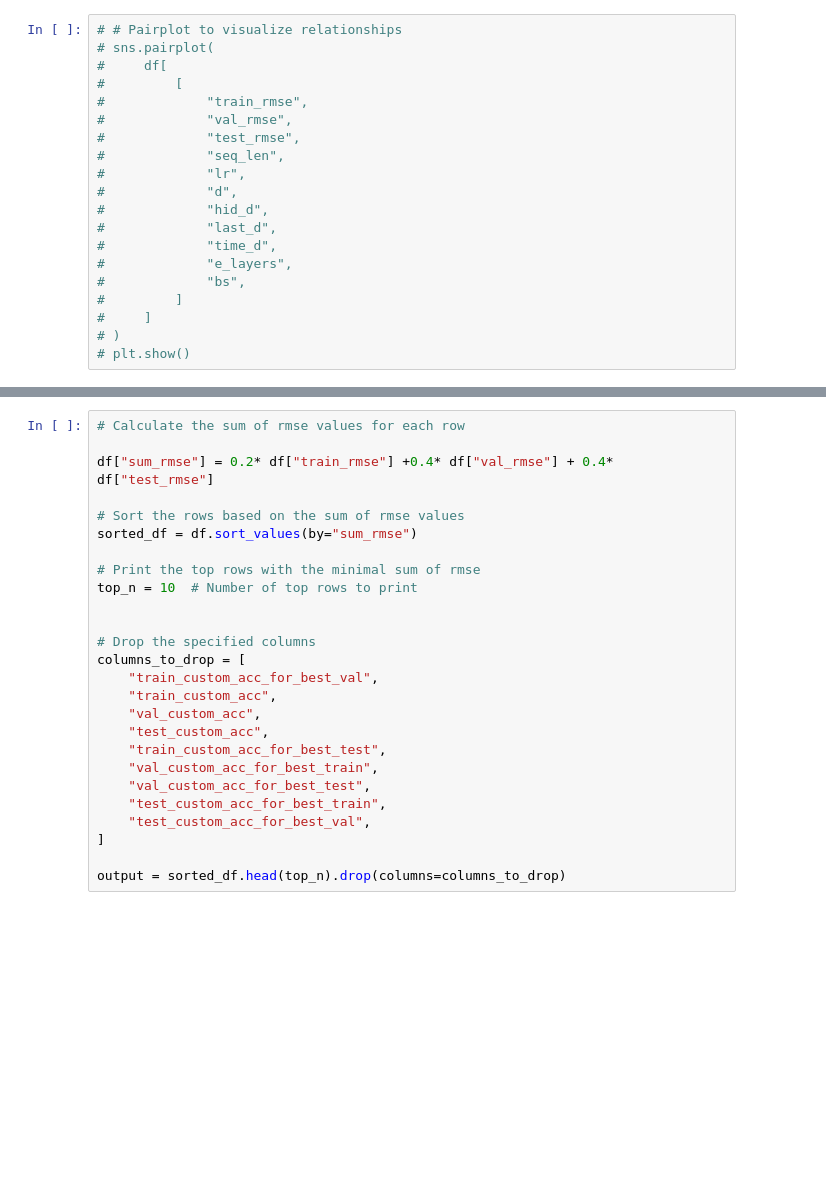
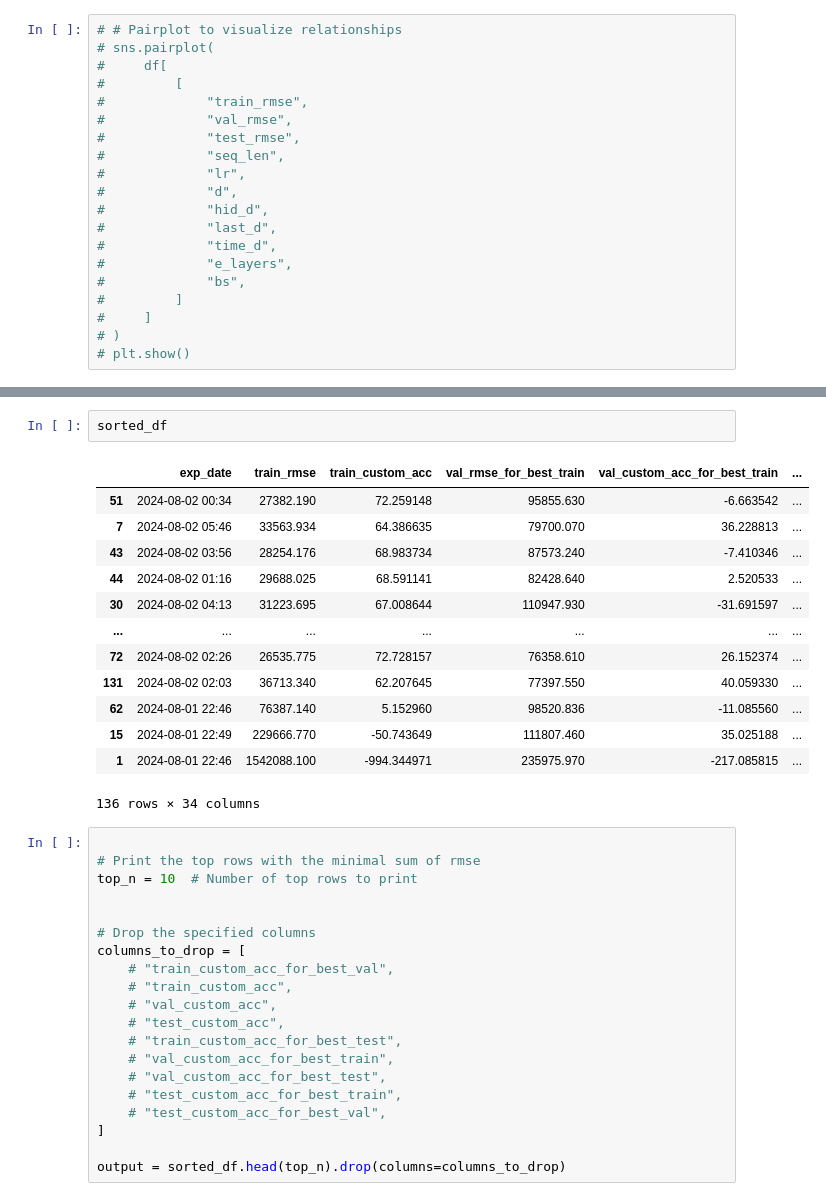
Before and after one commit to Pein2017/Wind-Power-Prediction, a Jupyter notebook: results_analysis/metrics_settings_analysis.ipynb, the cells around one changed output, grey strips where cells are left out. Cells and saved outputs as stored; diff of their text form; blank space fills up the shorter version.

```diff
--- a/results_analysis/metrics_settings_analysis.ipynb
+++ b/results_analysis/metrics_settings_analysis.ipynb
@@ -149,10 +161,20 @@ plt.show()
+# %%
+sorted_df
+# %% [output]
+|  | exp_date | train_rmse | train_custom_acc | val_rmse_for_best_train | val_custom_acc_for_best_train | ... |
+| 51 | 2024-08-02 00:34 | 27382.190 | 72.259148 | 95855.630 | -6.663542 | ... |
+| 7 | 2024-08-02 05:46 | 33563.934 | 64.386635 | 79700.070 | 36.228813 | ... |
+| 43 | 2024-08-02 03:56 | 28254.176 | 68.983734 | 87573.240 | -7.410346 | ... |
+| 44 | 2024-08-02 01:16 | 29688.025 | 68.591141 | 82428.640 | 2.520533 | ... |
+| 30 | 2024-08-02 04:13 | 31223.695 | 67.008644 | 110947.930 | -31.691597 | ... |
+| ... | ... | ... | ... | ... | ... | ... |
+| 72 | 2024-08-02 02:26 | 26535.775 | 72.728157 | 76358.610 | 26.152374 | ... |
+| 131 | 2024-08-02 02:03 | 36713.340 | 62.207645 | 77397.550 | 40.059330 | ... |
+| 62 | 2024-08-01 22:46 | 76387.140 | 5.152960 | 98520.836 | -11.085560 | ... |
+| 15 | 2024-08-01 22:49 | 229666.770 | -50.743649 | 111807.460 | 35.025188 | ... |
+| 1 | 2024-08-01 22:46 | 1542088.100 | -994.344971 | 235975.970 | -217.085815 | ... |
+136 rows × 34 columns
 # %%
-# Calculate the sum of rmse values for each row
-
-df["sum_rmse"] = 0.2* df["train_rmse"] +0.4* df["val_rmse"] + 0.4* df["test_rmse"]
-
-# Sort the rows based on the sum of rmse values
-sorted_df = df.sort_values(by="sum_rmse")
 
 # Print the top rows with the minimal sum of rmse
 top_n = 10  # Number of top rows to print
@@ -160,15 +182,15 @@ top_n = 10  # Number of top rows to print
 
 # Drop the specified columns
 columns_to_drop = [
-    "train_custom_acc_for_best_val",
-    "train_custom_acc",
-    "val_custom_acc",
-    "test_custom_acc",
-    "train_custom_acc_for_best_test",
-    "val_custom_acc_for_best_train",
-    "val_custom_acc_for_best_test",
-    "test_custom_acc_for_best_train",
-    "test_custom_acc_for_best_val",
+    # "train_custom_acc_for_best_val",
+    # "train_custom_acc",
+    # "val_custom_acc",
+    # "test_custom_acc",
+    # "train_custom_acc_for_best_test",
+    # "val_custom_acc_for_best_train",
+    # "val_custom_acc_for_best_test",
+    # "test_custom_acc_for_best_train",
+    # "test_custom_acc_for_best_val",
 ]
 
 output = sorted_df.head(top_n).drop(columns=columns_to_drop)
```
Also changed, not shown: parts of 5 cells of this notebook, 28 other files.
